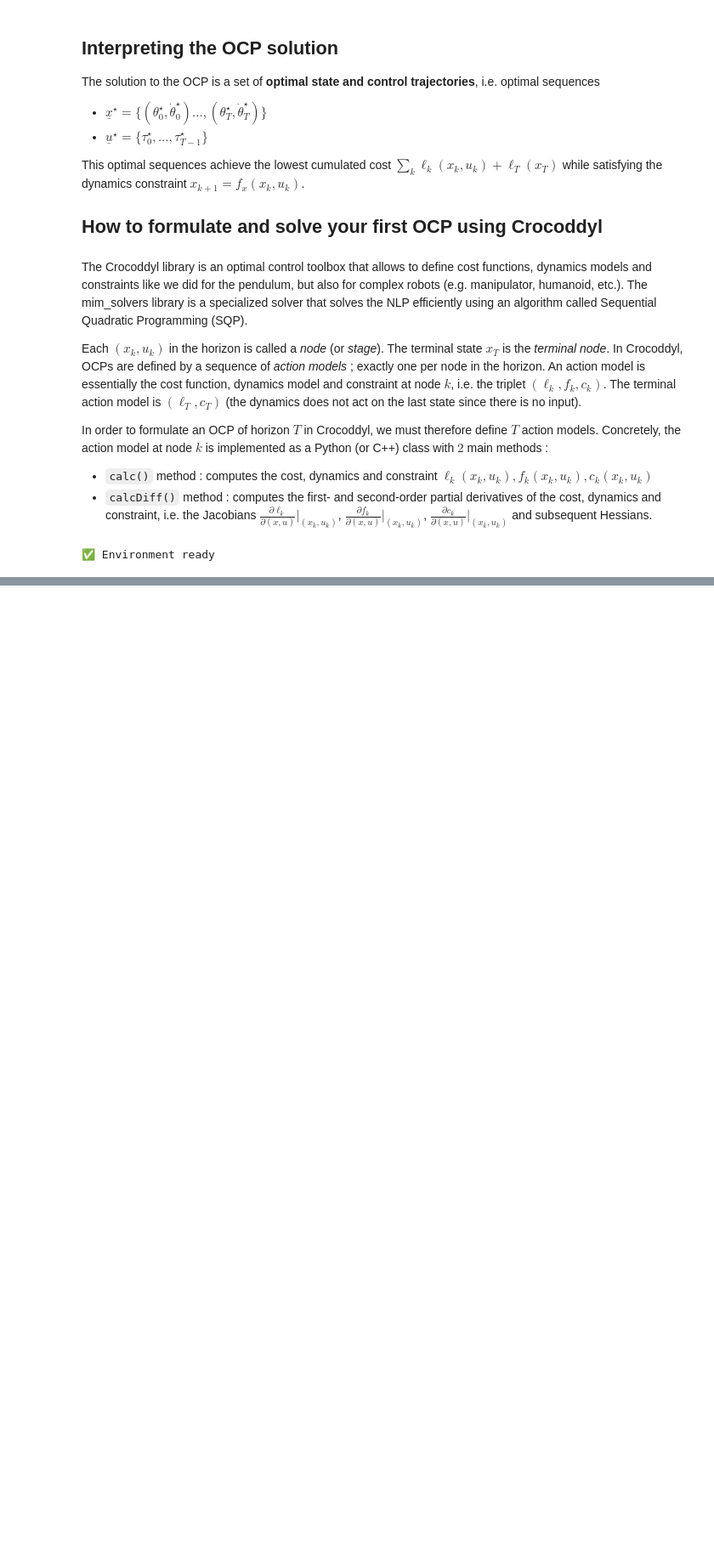
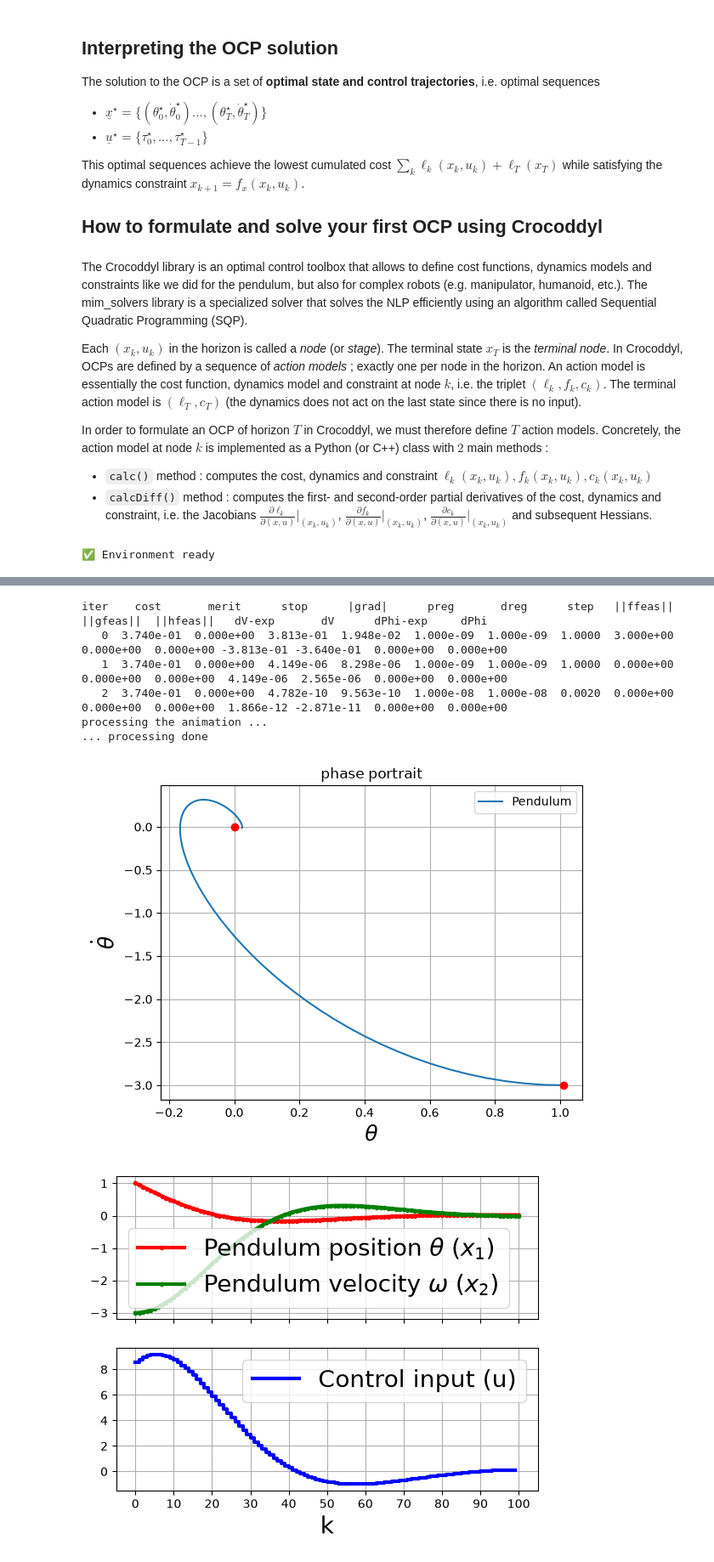
Before and after one commit to skleff1994/mpc_tutorial, a Jupyter notebook: notebooks/part1.ipynb, the cells around one changed output, grey strips where cells are left out. Shown at 85% size. Cells and saved outputs as stored; diff of their text form; code cells hidden in the pictures; blank space fills up the shorter version.

```diff
--- a/notebooks/part1.ipynb
+++ b/notebooks/part1.ipynb
@@ -326,0 +235,63 @@ iter    merit      cost     ||gaps||   ||Constraint||   ||(dx,du)||    step
+# %%
+
+if __name__ == "__main__":
+    nx = 2
+    nu = 1
+    x0 = np.zeros(nx)
+    x0[0] = 1+ 0.01 # Initial angle (rad)
+    x0[1] = -3 # Initial angular velocity (rad/s)
+
+    # Create the running models
+    dt = 2e-2
+    T = 100
+    running_DAM = DiffActionModelPendulum(isTerminal=False)
+    running_model = crocoddyl.IntegratedActionModelEuler(running_DAM, dt)
+
+    running_DAM_terminal = DiffActionModelPendulum(isTerminal=True)
+    running_model_terminal = crocoddyl.IntegratedActionModelEuler(running_DAM_terminal, dt)
+
+    # Create the shooting problem
+    problem = crocoddyl.ShootingProblem(x0, [running_model] * T, running_model_terminal)
+
+
+    # # # # # # # # # # # # #
+    ###     SOLVE OCP     ###
+    # # # # # # # # # # # # #
+
+    # Define warm start
+    xs = [x0] * (T + 1)
+    # xs = []
+    us = [np.ones(1)] * T
+
+    # Define solver
+    # solver = mim_solvers.SolverCSQP(problem)
+    # solver = mim_solvers.SolverSQP(problem)
+    solver = mim_solvers.SolverCSQP(problem)
+    # solver = crocoddyl.SolverFDDP(problem) # required empty list of states + crocoddyl.CallbackVerbose()
+    # solver = crocoddyl.SolverDDP(problem) # required empty list of states + crocoddyl.CallbackVerbose()
+    solver.termination_tolerance = 1e-4
+    solver.with_callbacks = True
+    solver.eps_abs = 1e-10
+    solver.eps_rel = 0.
+    solver.use_filter_line_search = False
+    # solver.extra_iteration_for_last_kkt = True
+    # Solve
+    max_iter = 200
+    solver.setCallbacks([mim_solvers.CallbackVerbose()])
+    # solver.setCallbacks([crocoddyl.CallbackVerbose()])
+    solver.solve(xs, us, max_iter, False)
+
+    # Create animation
+    anim = animatePendulum(solver.xs)
+
+    # Plot solution
+    plotPendulumSolution(solver.xs, solver.us)
+# %% [output]
+iter    cost       merit      stop      |grad|      preg       dreg      step   ||ffeas||  ||gfeas||  ||hfeas||   dV-exp       dV      dPhi-exp     dPhi
+   0  3.740e-01  0.000e+00  3.813e-01  1.948e-02  1.000e-09  1.000e-09  1.0000  3.000e+00  0.000e+00  0.000e+00 -3.813e-01 -3.640e-01  0.000e+00  0.000e+00
+   1  3.740e-01  0.000e+00  4.149e-06  8.298e-06  1.000e-09  1.000e-09  1.0000  0.000e+00  0.000e+00  0.000e+00  4.149e-06  2.565e-06  0.000e+00  0.000e+00
+   2  3.740e-01  0.000e+00  4.782e-10  9.563e-10  1.000e-08  1.000e-08  0.0020  0.000e+00  0.000e+00  0.000e+00  1.866e-12 -2.871e-11  0.000e+00  0.000e+00
+processing the animation ...
+... processing done
+[figure, added]
+[figure, added]
```
Also changed, not shown: parts of 4 cells of this notebook, 1 other file.
